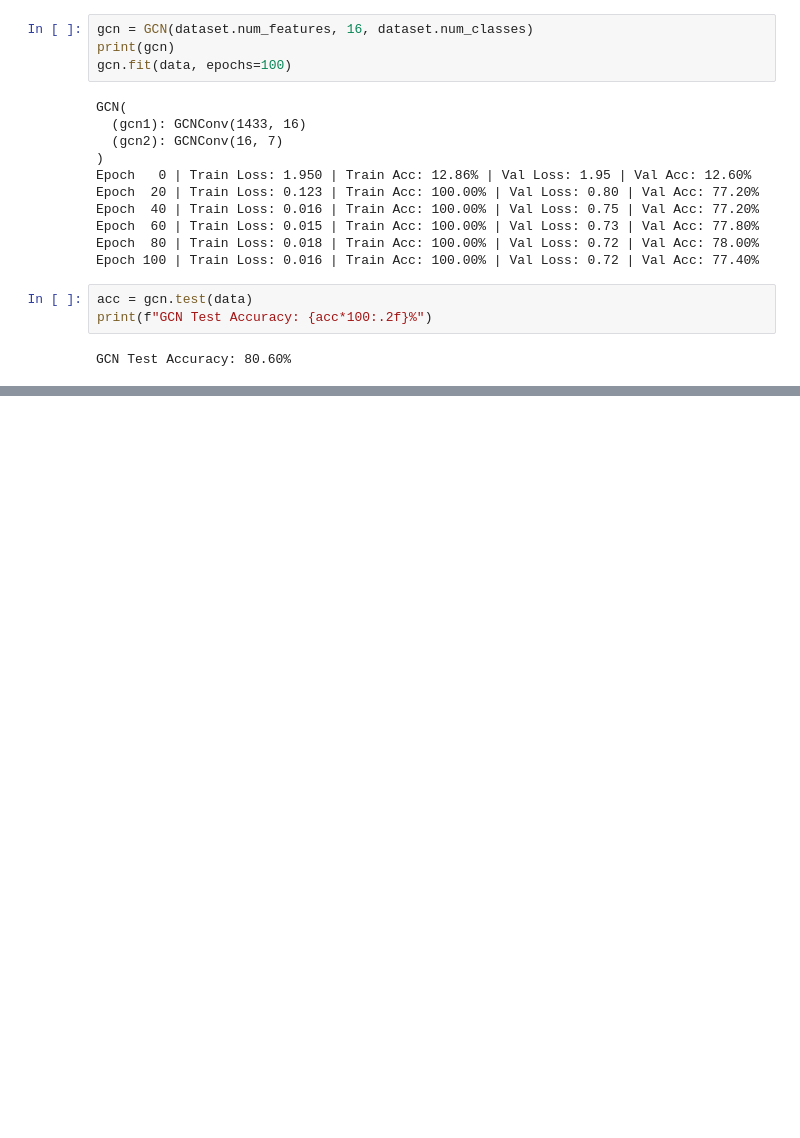
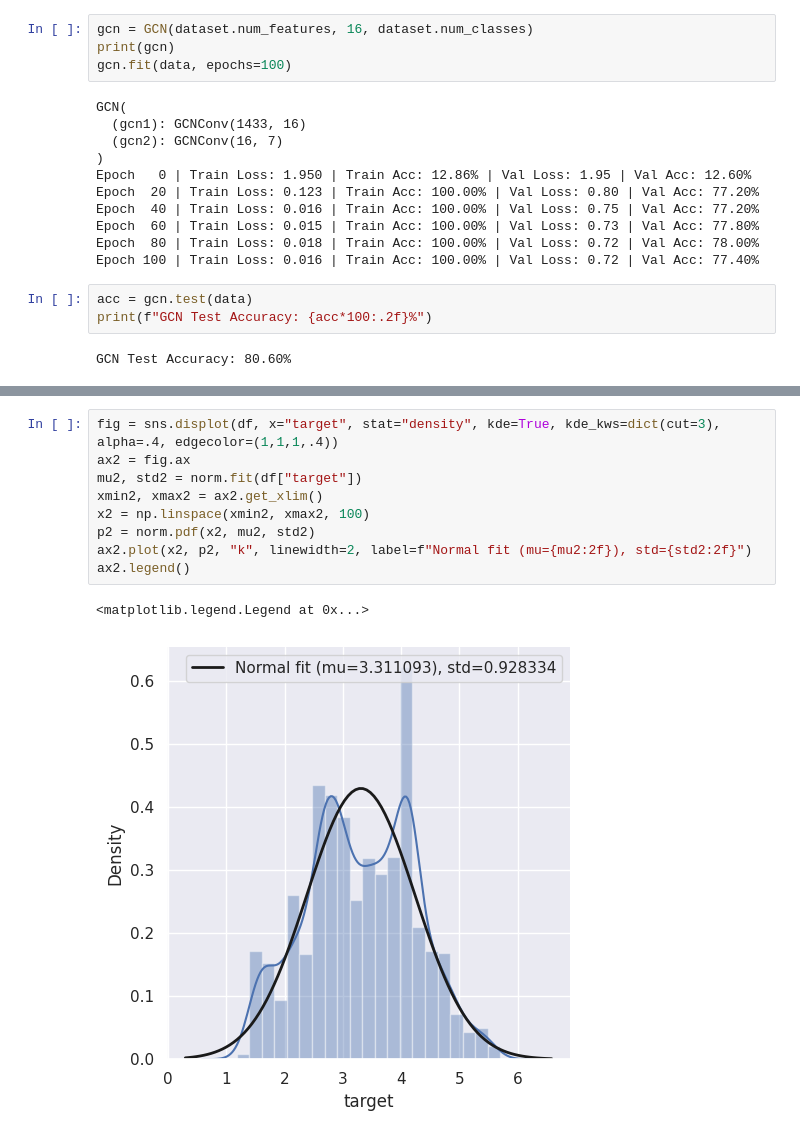
Before and after one commit to difersalest/GNN_Practice, a Jupyter notebook: testing_gcn.ipynb, the cells around one changed output, grey strips where cells are left out. Drawn from its saved outputs; the diff is of its cells as text; blank space fills up the shorter version.

```diff
--- a/testing_gcn.ipynb
+++ b/testing_gcn.ipynb
@@ -328,0 +397,12 @@ GCN Test Accuracy: 80.60%
+# %%
+fig = sns.displot(df, x="target", stat="density", kde=True, kde_kws=dict(cut=3), alpha=.4, edgecolor=(1,1,1,.4))
+ax2 = fig.ax
+mu2, std2 = norm.fit(df["target"])
+xmin2, xmax2 = ax2.get_xlim()
+x2 = np.linspace(xmin2, xmax2, 100)
+p2 = norm.pdf(x2, mu2, std2)
+ax2.plot(x2, p2, "k", linewidth=2, label=f"Normal fit (mu={mu2:2f}), std={std2:2f}")
+ax2.legend()
+# %% [output]
+<matplotlib.legend.Legend at 0x...>
+[figure, added]
```
Also changed, not shown: parts of 14 cells of this notebook, 1 other file.
